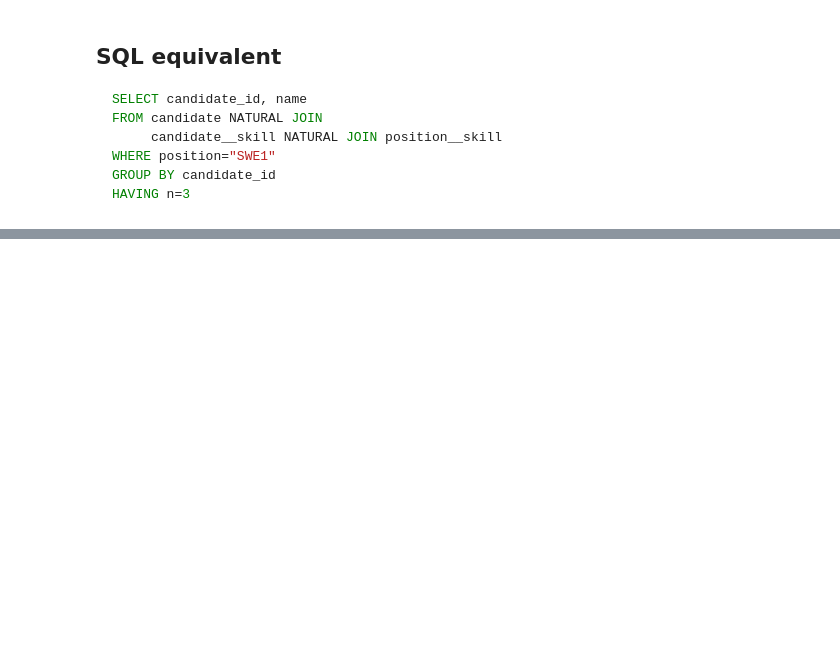
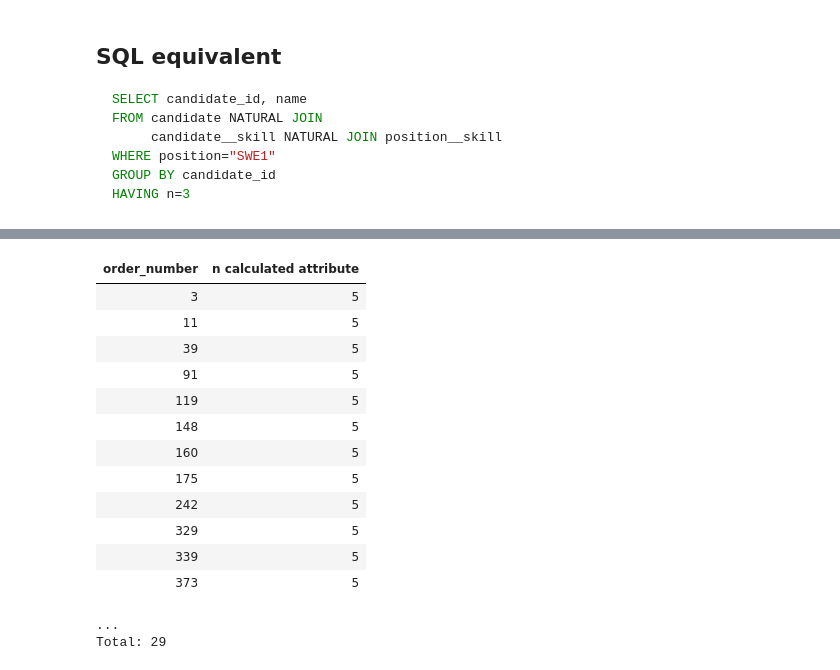
Before and after one commit to dimitri-yatsenko/Database-Systems-for-Data-Science, a Jupyter notebook: notebooks/Relational-Division.ipynb, the cells around one changed output, grey strips where cells are left out. Drawn from its saved outputs; the diff is of its cells as text; code cells hidden in the pictures; blank space fills up the shorter version.

```diff
--- a/notebooks/Relational-Division.ipynb
+++ b/notebooks/Relational-Division.ipynb
@@ -326,0 +451,19 @@ HAVING n=3
+# %%
+sales.Order.aggr(
+    sales.Order.Item & 'product_number in (1, 6, 11, 16, 36)', n='count(*)') & 'n=5'
+# %% [output]
+| order_number | n calculated attribute |
+| 3 | 5 |
+| 11 | 5 |
+| 39 | 5 |
+| 91 | 5 |
+| 119 | 5 |
+| 148 | 5 |
+| 160 | 5 |
+| 175 | 5 |
+| 242 | 5 |
+| 329 | 5 |
+| 339 | 5 |
+| 373 | 5 |
+...
+Total: 29
```
Also changed, not shown: parts of 20 cells of this notebook, 2 other files.
